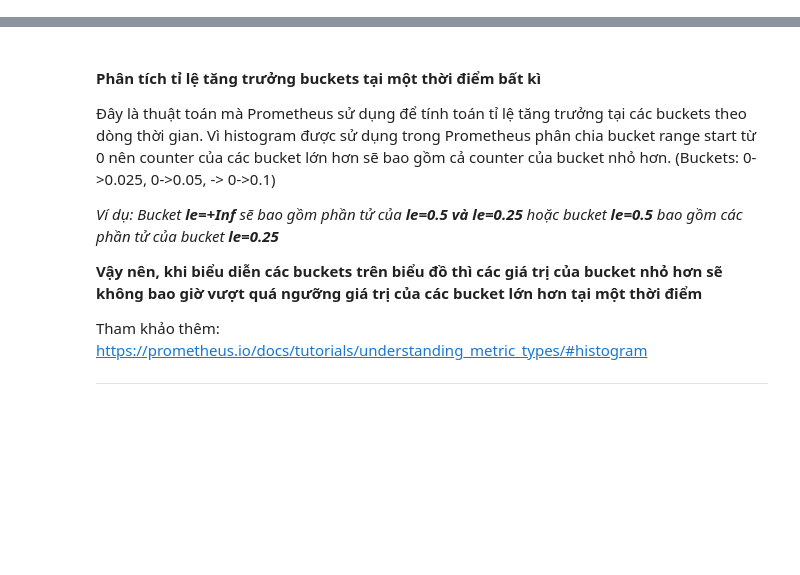
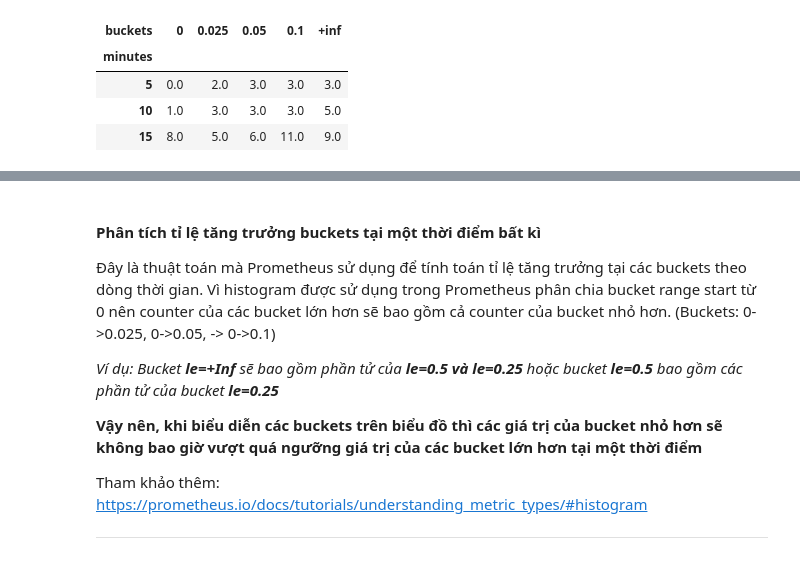
Before and after one commit to vuvietnguyenit/latency_reques_cal, a Jupyter notebook: notebooks/explain.ipynb, the cells around one changed output, grey strips where cells are left out. Saved outputs shown, nothing was run; the diff lists cells and outputs as text; code cells hidden in the pictures; blank space fills up the shorter version.

```diff
--- a/notebooks/explain.ipynb
+++ b/notebooks/explain.ipynb
@@ -95,0 +126,11 @@ Kết quả tính **rate**:
+# %%
+buckets = [0, 0.025, 0.05, 0.1, "+inf"]
+# Calculate increase()
+first_row = df.iloc[0].to_dict()
+df[buckets].diff().fillna(first_row)
+# %% [output]
+| buckets | 0 | 0.025 | 0.05 | 0.1 | +inf |
+| minutes |  |  |  |  |  |
+| 5 | 0.0 | 2.0 | 3.0 | 3.0 | 3.0 |
+| 10 | 1.0 | 3.0 | 3.0 | 3.0 | 5.0 |
+| 15 | 8.0 | 5.0 | 6.0 | 11.0 | 9.0 |
```
Also changed, not shown: parts of 12 cells of this notebook, 2 other files.
